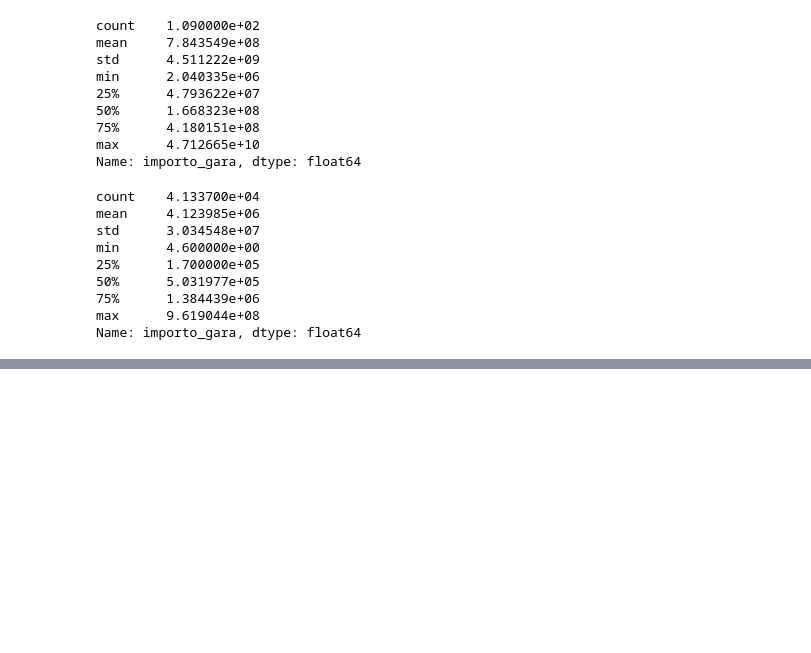
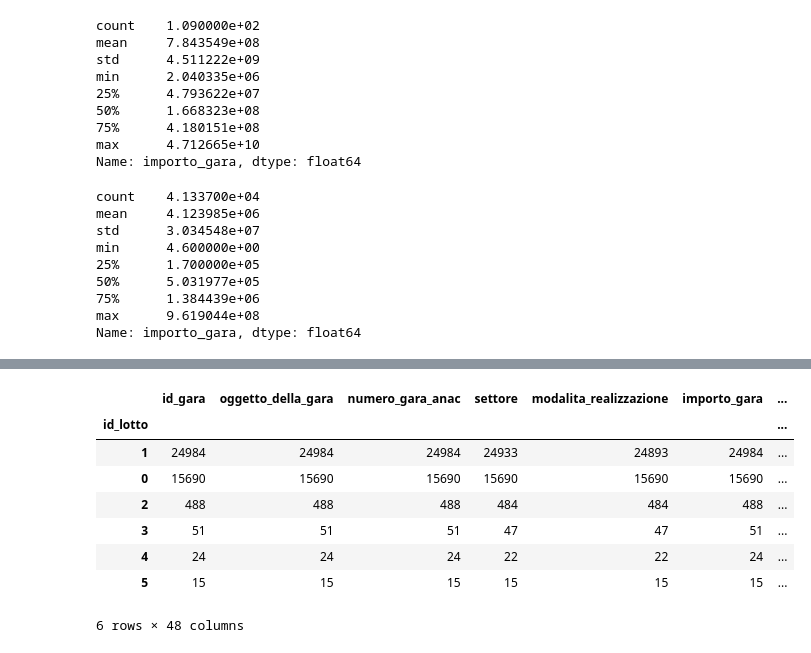
Before and after one commit to AndreaAmico/MIT_italy_data_exploration, a Jupyter notebook: notebooks/explo.ipynb, the cells around one changed output, grey strips where cells are left out. Saved outputs shown, nothing was run; the diff lists cells and outputs as text; code cells hidden in the pictures; blank space fills up the shorter version.

```diff
--- a/notebooks/explo.ipynb
+++ b/notebooks/explo.ipynb
@@ -492,0 +519,12 @@ Name: importo_gara, dtype: float64
+# %%
+esiti.groupby('id_lotto').count().sort_values('id_gara', ascending=False).head(6)
+# %% [output]
+|  | id_gara | oggetto_della_gara | numero_gara_anac | settore | modalita_realizzazione | importo_gara | ... |
+| id_lotto |  |  |  |  |  |  | ... |
+| 1 | 24984 | 24984 | 24984 | 24933 | 24893 | 24984 | ... |
+| 0 | 15690 | 15690 | 15690 | 15690 | 15690 | 15690 | ... |
+| 2 | 488 | 488 | 488 | 484 | 484 | 488 | ... |
+| 3 | 51 | 51 | 51 | 47 | 47 | 51 | ... |
+| 4 | 24 | 24 | 24 | 22 | 22 | 24 | ... |
+| 5 | 15 | 15 | 15 | 15 | 15 | 15 | ... |
+6 rows × 48 columns
```
Also changed, not shown: parts of 5 cells of this notebook.
